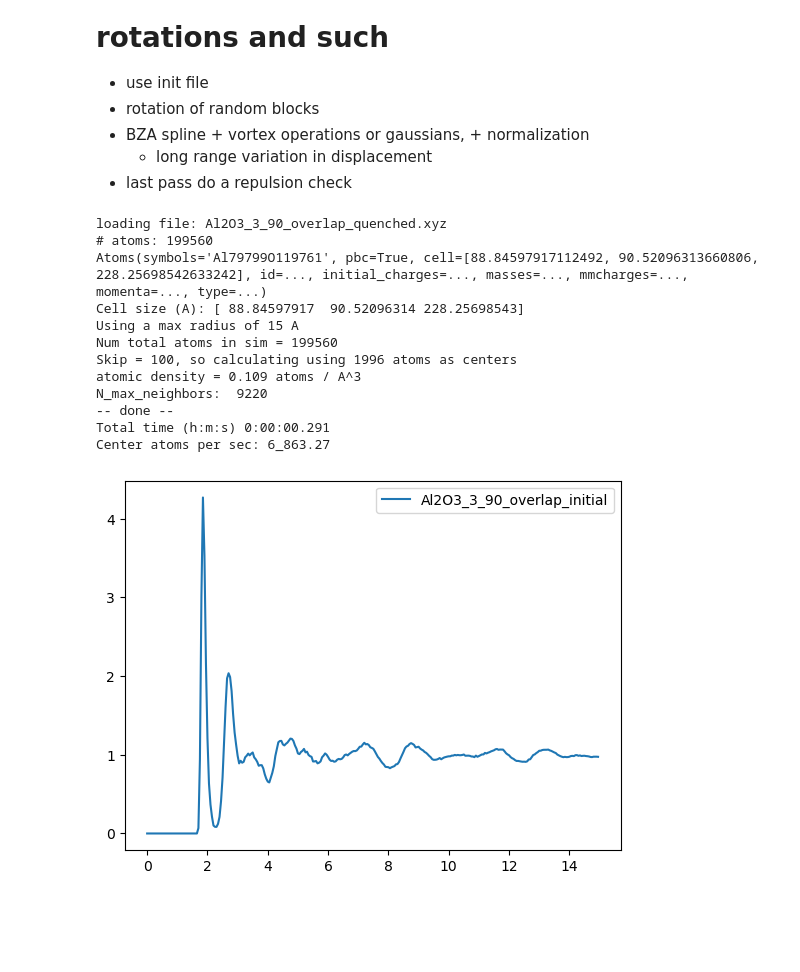
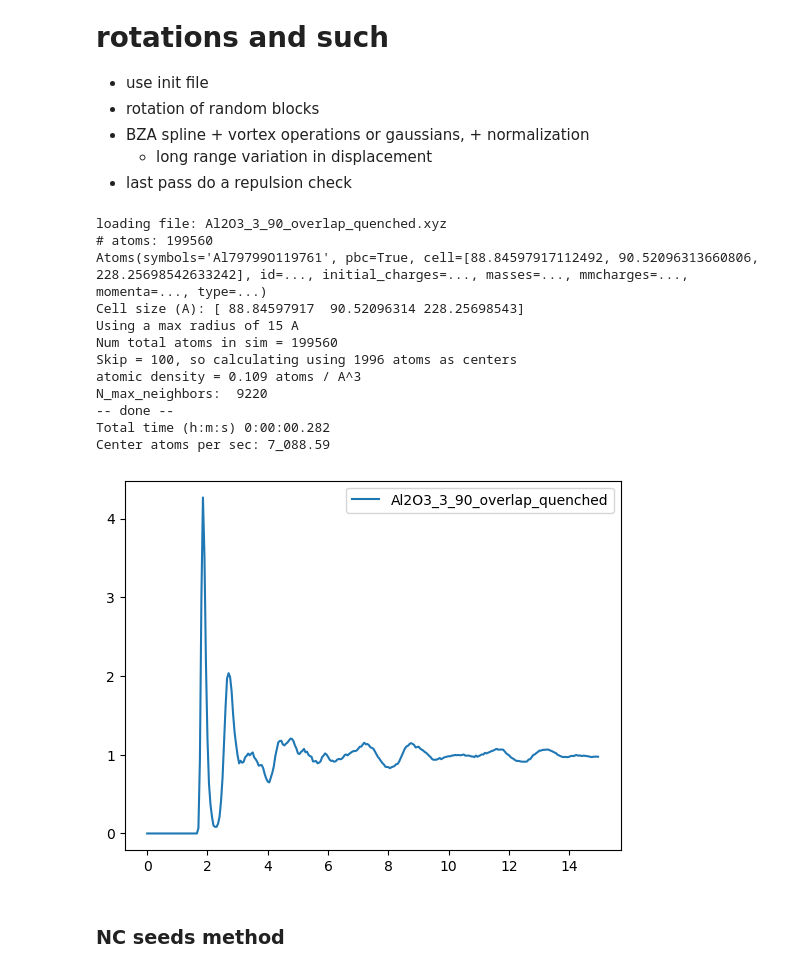
Before and after one commit to Art-MC/GAS, a Jupyter notebook: gas/PDFs/notebooks/gen_vars.ipynb, the cells around one changed output. Drawn from its saved outputs; the diff is of its cells as text; code cells hidden in the pictures; blank space fills up the shorter version.

```diff
--- a/gas/PDFs/notebooks/gen_vars.ipynb
+++ b/gas/PDFs/notebooks/gen_vars.ipynb
@@ -204,42 +204,46 @@ plt.show()
 # %%
 # f = next(tdir.glob("../*crystal.xyz"))
 f = quench_file
+# f = Path("~/data/distillery/structures/SiO2/nc_seeds/SiO2_nc_10_initial.xyz").expanduser()
+# f = Path("~/data/distillery/structures/SiO2/SiO2_amorphous.xyz").expanduser()
 atoms = load_xyz(f, v=1)
 
 RDF_params = {
     "batch_size" : 25_000,
     "dr" : 0.05,
     "hist_r_max" : 15,
     "skip" : 100,
     "reduced": True,
 }
 rdf = RDF(device=device, v=1)
 r, gr_init = rdf.rdf(
         atoms,
         pbcs=atoms.pbc,
         **RDF_params,
 )
 gr_init = gr_init.get()
 r = r.get()
 
 fig, ax = plt.subplots()
-ax.plot(r, gr_init, label=init_file.stem)
+ax.plot(r, gr_init, label=f.stem)
 ax.legend()
 plt.show()
 # %% [output]
 loading file: Al2O3_3_90_overlap_quenched.xyz
 # atoms: 199560
 Atoms(symbols='Al79799O119761', pbc=True, cell=[88.84597917112492, 90.52096313660806, 228.25698542633242], id=..., initial_charges=..., masses=..., mmcharges=..., momenta=..., type=...)
 Cell size (A): [ 88.84597917  90.52096314 228.25698543]
 Using a max radius of 15 A
 Num total atoms in sim = 199560
 Skip = 100, so calculating using 1996 atoms as centers
 atomic density = 0.109 atoms / A^3
 N_max_neighbors:  9220
 -- done --
-Total time (h:m:s) 0:00:00.291
-Center atoms per sec: 6_863.27
+Total time (h:m:s) 0:00:00.282
+Center atoms per sec: 7_088.59
-[figure, old version]
+[figure, new version]
+# %% [markdown]
+### NC seeds method
 # %%
 from gas.generation.nc_seeds import load_and_prepare_xyz, add_seeds_to_amorphous_block
 from gas.generation.utils import get_nanocrystalline_grains, orient_and_shift_grain, get_voronoi_bisectors, get_cell_info
```
Also changed, not shown: parts of 33 cells of this notebook, 2 other files.
